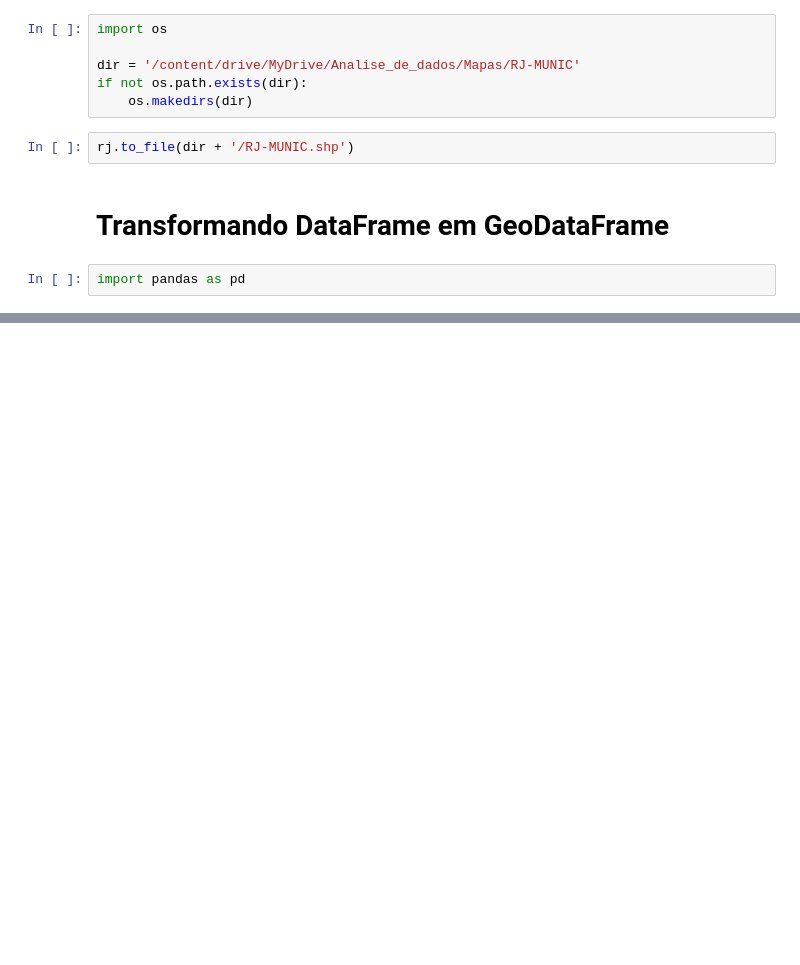
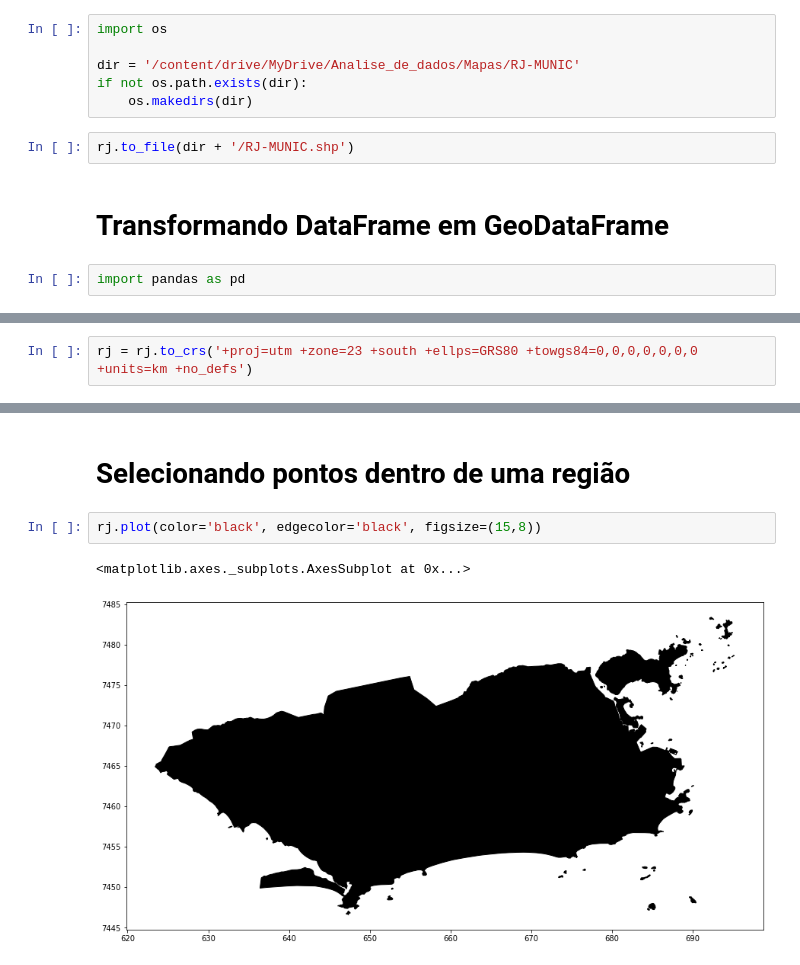
Before and after one commit to Daniel-ASG/Course_Classes, a Jupyter notebook: GeoPandas_Parte_1_Trabalhando_com_dados_Geoespaciais.ipynb, the cells around one changed output, grey strips where cells are left out. Drawn from its saved outputs; the diff is of its cells as text; blank space fills up the shorter version.

```diff
--- a/GeoPandas_Parte_1_Trabalhando_com_dados_Geoespaciais.ipynb
+++ b/GeoPandas_Parte_1_Trabalhando_com_dados_Geoespaciais.ipynb
@@ -101,0 +215,2 @@ dados.head()
+# %%
+rj = rj.to_crs('+proj=utm +zone=23 +south +ellps=GRS80 +towgs84=0,0,0,0,0,0,0 +units=km +no_defs')
@@ -101,0 +278,7 @@ dados.head()
+# %% [markdown]
+# Selecionando pontos dentro de uma região
+# %%
+rj.plot(color='black', edgecolor='black', figsize=(15,8))
+# %% [output]
+<matplotlib.axes._subplots.AxesSubplot at 0x...>
+[figure, added]
```
Also changed, not shown: parts of 42 cells of this notebook.
